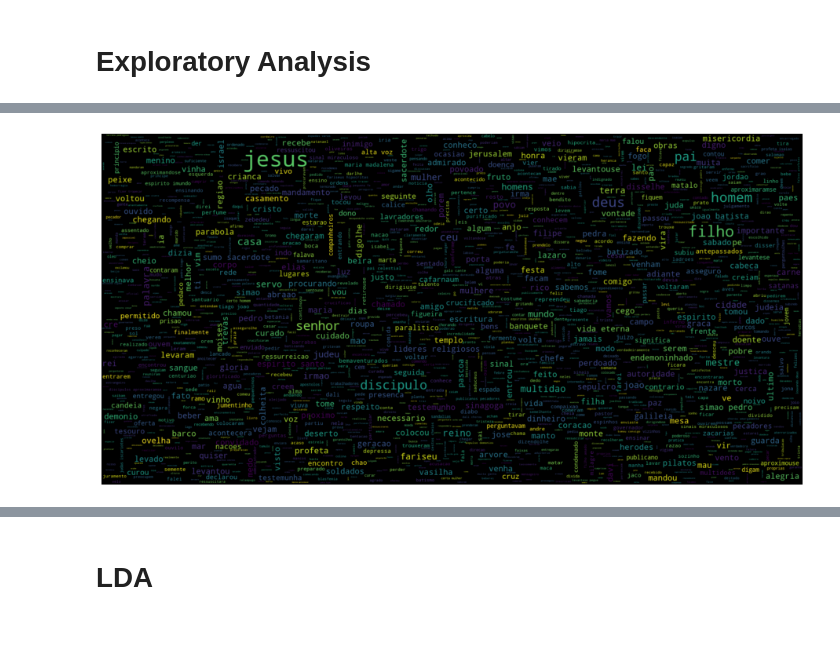
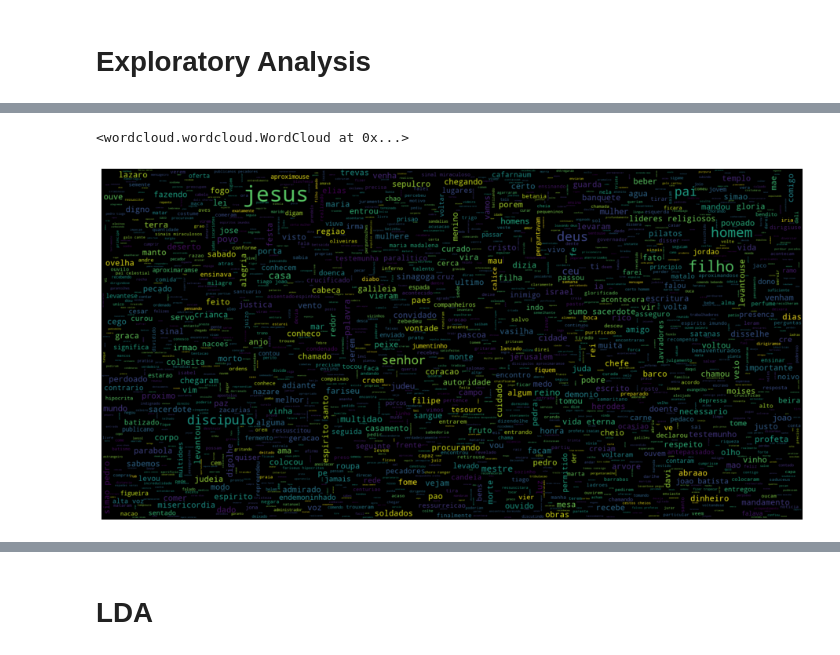
Before and after one commit to klemeragm/lda_academic_work, a Jupyter notebook: LDA_Gospels_4.ipynb, the cells around one changed output, grey strips where cells are left out. Cells and saved outputs as stored; diff of their text form; code cells hidden in the pictures.

```diff
--- a/LDA_Gospels_4.ipynb
+++ b/LDA_Gospels_4.ipynb
@@ -1082,19 +1045,19 @@ data_words = " ".join(list(data_clean['text'].values)) #tutorial 1
 
 %time wordcloud= WordCloud(stopwords =my_stopwords, background_color="black", \
                      contour_width=3, contour_color="steelblue", \
-                     max_words= 400000, \
+                     max_words= 393000, \
                      random_state=42, \
                      width=1600, \
                      height=800,max_font_size=50).generate(data_words) # Criar uma WordCloud # lower max_font_size
 
 import matplotlib.pyplot as plt
-fig, ax = plt.subplots(figsize=(16, 9)) #plt.figure(2, figsize=(16,6)) # figsize(15, 15/1.6180) #figsize=(16,9)
+fig, ax = plt.subplots(figsize=(16, 10)) #plt.figure(2, figsize=(16,6)) # figsize(15, 15/1.6180) #figsize=(16,9)
 ax.imshow(wordcloud, interpolation='bilinear')
 ax.set_axis_off()
 
 plt.imshow(wordcloud, interpolation='bilinear')
 plt.axis("off");
-#wordcloud.to_file("WorldCloud_lda_gospels.png") #Salva quando tiver certeza que as imagens estão certas.
+wordcloud.to_file("WorldCloud_lda_gospels.png") #Salva quando tiver certeza que as imagens estão certas.
 
 
 #Gerar a WordCloud
@@ -1116,4 +1079,5 @@ Wall time: 1min 25s
+<wordcloud.wordcloud.WordCloud at 0x...>
-[figure, old version]
+[figure, new version]
 # %%
 print(len(data_words))
 # %% [output]
```
Also changed, not shown: parts of 107 cells of this notebook, 2 other files.
